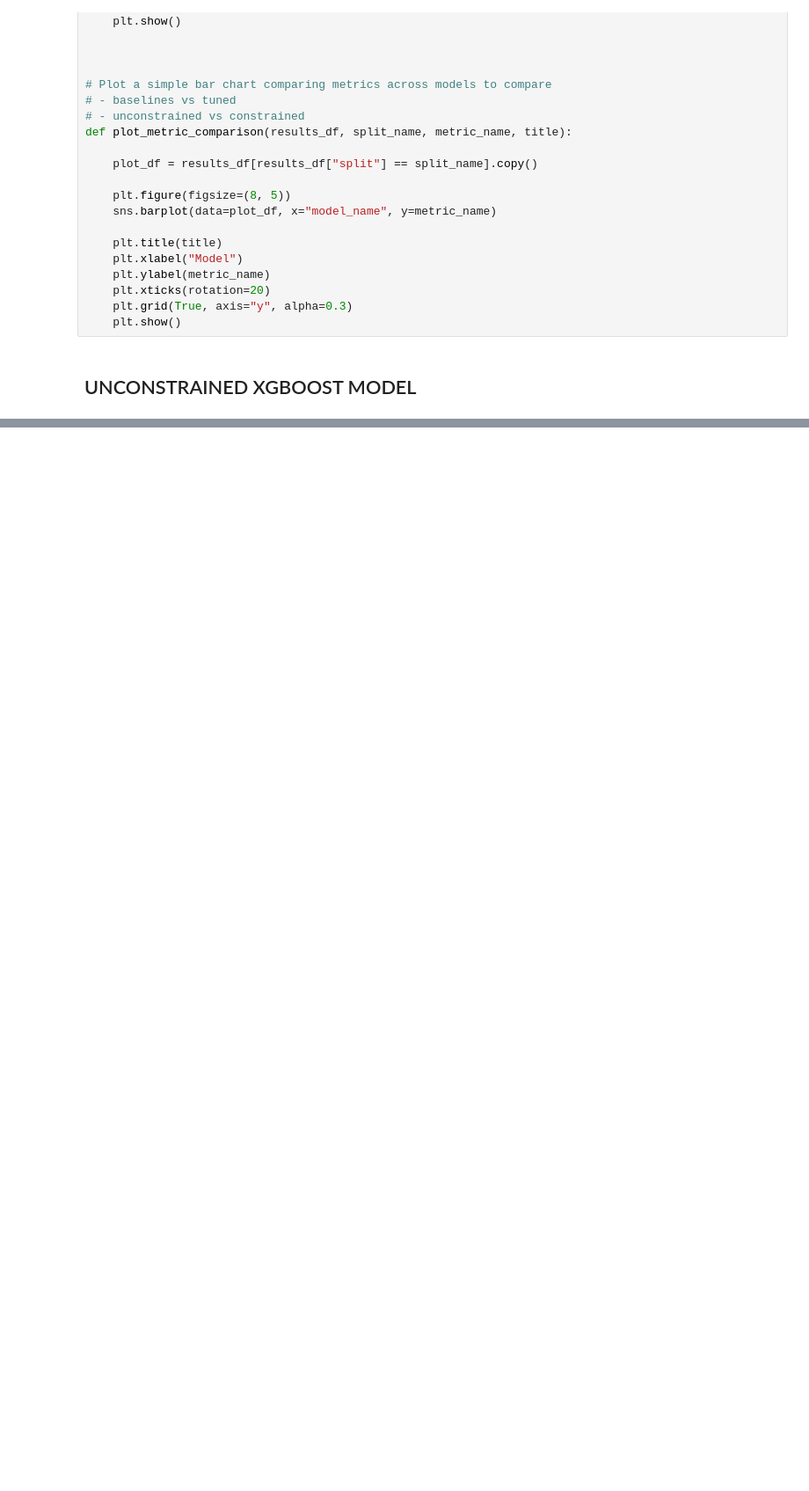
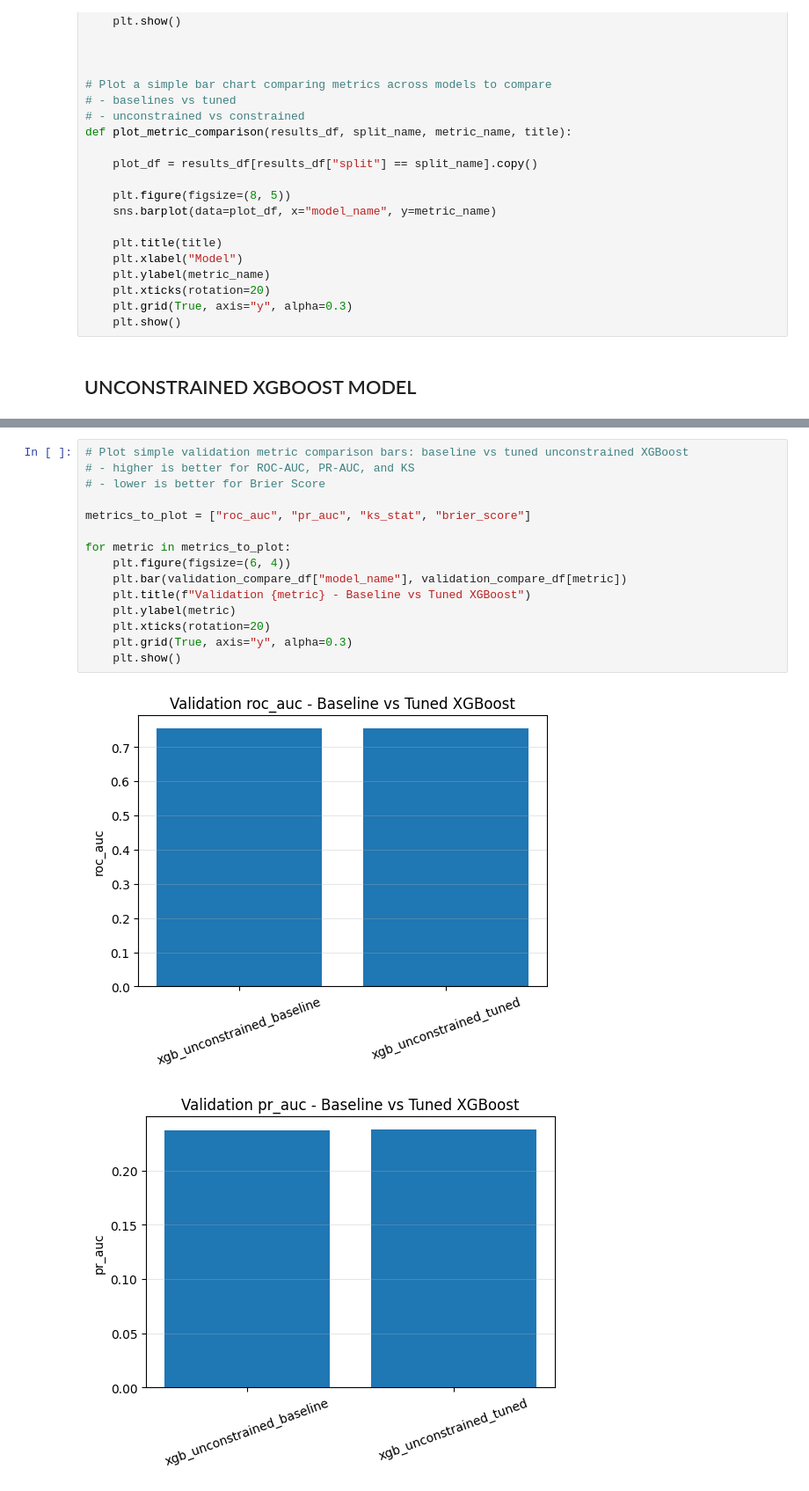
Before and after one commit to jlsampedromazon/credit-risk-model-constraint-eval, a Jupyter notebook: scripts/xgboost_models.ipynb, the cells around one changed output, grey strips where cells are left out. Shown at 88% size. Drawn from its saved outputs; the diff is of its cells as text; blank space fills up the shorter version.

```diff
--- a/scripts/xgboost_models.ipynb
+++ b/scripts/xgboost_models.ipynb
@@ -484,0 +799,18 @@ plot_pr_curves(
+# %%
+# Plot simple validation metric comparison bars: baseline vs tuned unconstrained XGBoost
+# - higher is better for ROC-AUC, PR-AUC, and KS
+# - lower is better for Brier Score
+
+metrics_to_plot = ["roc_auc", "pr_auc", "ks_stat", "brier_score"]
+
+for metric in metrics_to_plot:
+    plt.figure(figsize=(6, 4))
+    plt.bar(validation_compare_df["model_name"], validation_compare_df[metric])
+    plt.title(f"Validation {metric} - Baseline vs Tuned XGBoost")
+    plt.ylabel(metric)
+    plt.xticks(rotation=20)
+    plt.grid(True, axis="y", alpha=0.3)
+    plt.show()
+# %% [output]
+[figure, added]
+[figure, added]
```
Also changed, not shown: parts of 22 cells of this notebook, 1 other file.
